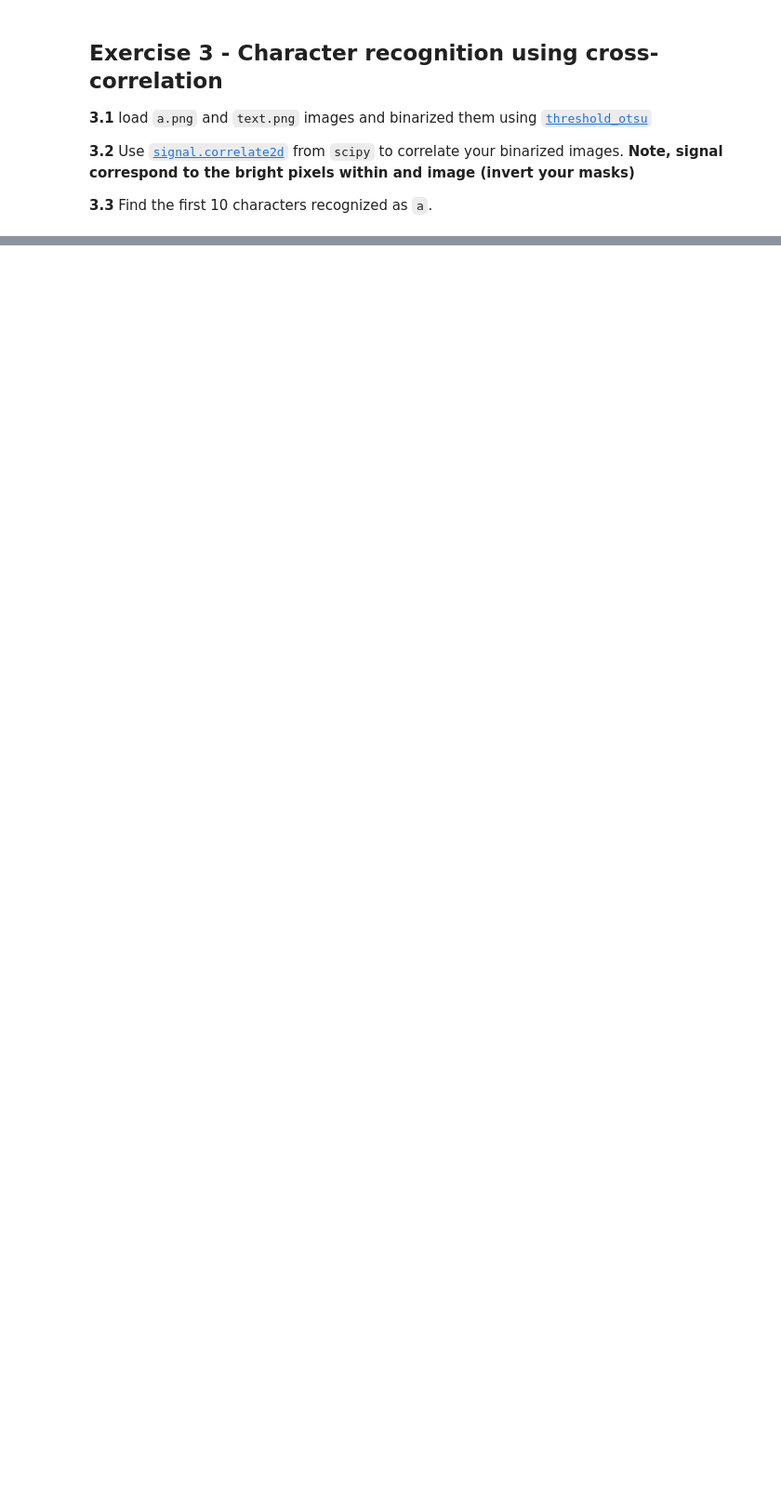
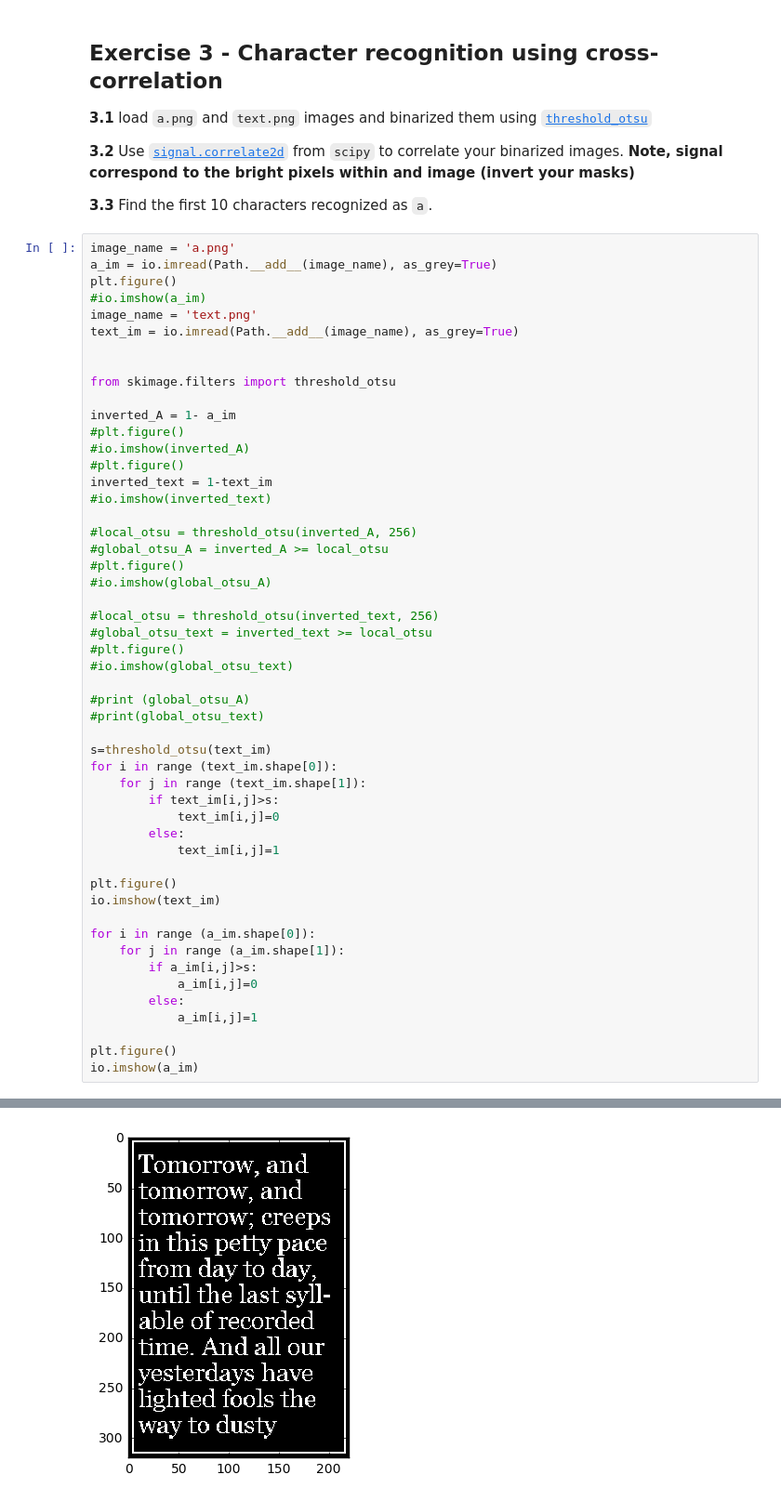
Before and after one commit to daniglezad/DSP-TP-1617, a Jupyter notebook: Lab3/python/Lab3.ipynb, the cells around one changed output, grey strips where cells are left out. Shown: that part at 93% size. Cells and saved outputs as stored; diff of their text form; blank space fills up the shorter version.

```diff
--- a/Lab3/python/Lab3.ipynb
+++ b/Lab3/python/Lab3.ipynb
@@ -68,3 +154,55 @@ $$ K = \frac{1.}{256}\begin{bmatrix} 1 & 4 & 6 & 4 & 1 \\ 4 & 16 & 24 & 16 & 4 \
 **Note, signal correspond to the bright pixels within and image (invert your masks)**
 
 **3.3** Find the first 10 characters recognized as `a`.
+# %%
+image_name = 'a.png'
+a_im = io.imread(Path.__add__(image_name), as_grey=True)
+plt.figure()
+#io.imshow(a_im)
+image_name = 'text.png'
+text_im = io.imread(Path.__add__(image_name), as_grey=True)
+
+
+from skimage.filters import threshold_otsu
+
+inverted_A = 1- a_im
+#plt.figure()
+#io.imshow(inverted_A)
+#plt.figure()
+inverted_text = 1-text_im
+#io.imshow(inverted_text)
+
+#local_otsu = threshold_otsu(inverted_A, 256)
+#global_otsu_A = inverted_A >= local_otsu
+#plt.figure()
+#io.imshow(global_otsu_A)
+
+#local_otsu = threshold_otsu(inverted_text, 256)
+#global_otsu_text = inverted_text >= local_otsu
+#plt.figure()
+#io.imshow(global_otsu_text)
+
+#print (global_otsu_A)
+#print(global_otsu_text)
+
+s=threshold_otsu(text_im)
+for i in range (text_im.shape[0]):
+    for j in range (text_im.shape[1]):
+        if text_im[i,j]>s:
+            text_im[i,j]=0
+        else:
+            text_im[i,j]=1
+
+plt.figure()
+io.imshow(text_im)
+
+for i in range (a_im.shape[0]):
+    for j in range (a_im.shape[1]):
+        if a_im[i,j]>s:
+            a_im[i,j]=0
+        else:
+            a_im[i,j]=1
+
+plt.figure()
+io.imshow(a_im)
+# %% [output]
@@ -70,0 +211 @@ $$ K = \frac{1.}{256}\begin{bmatrix} 1 & 4 & 6 & 4 & 1 \\ 4 & 16 & 24 & 16 & 4 \
+[figure, added]
```
Also changed, not shown: parts of 7 cells of this notebook.
